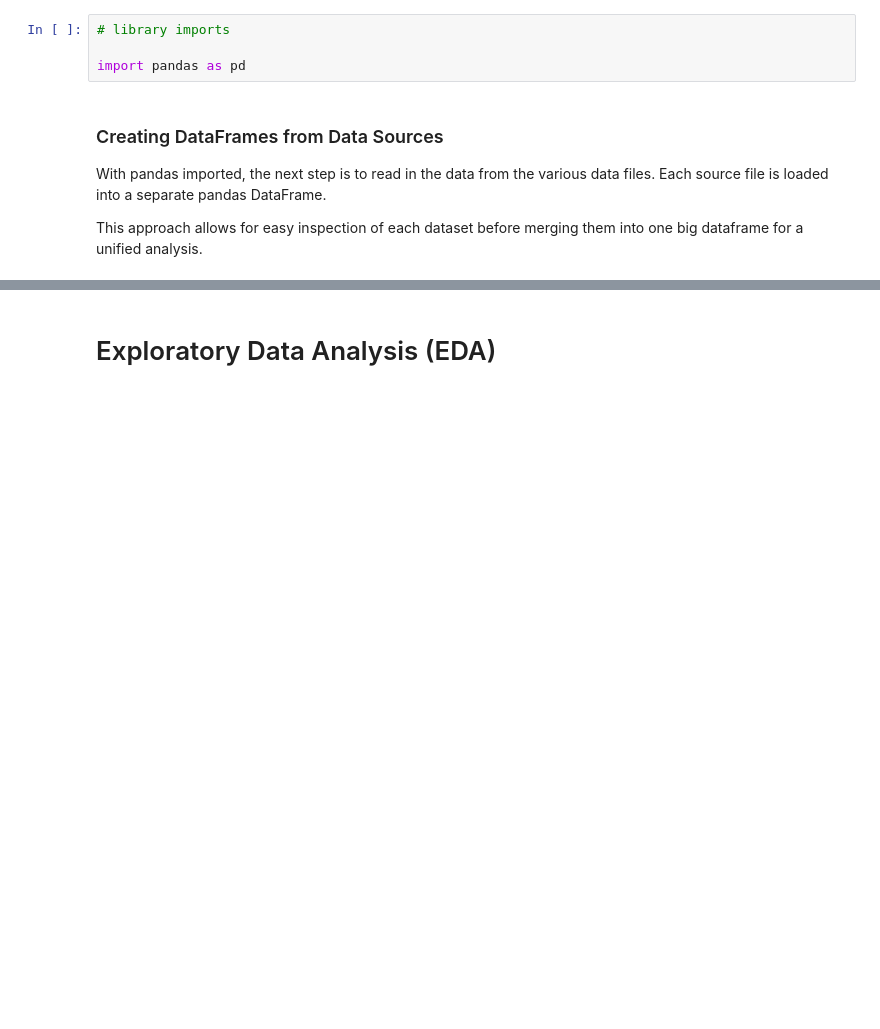
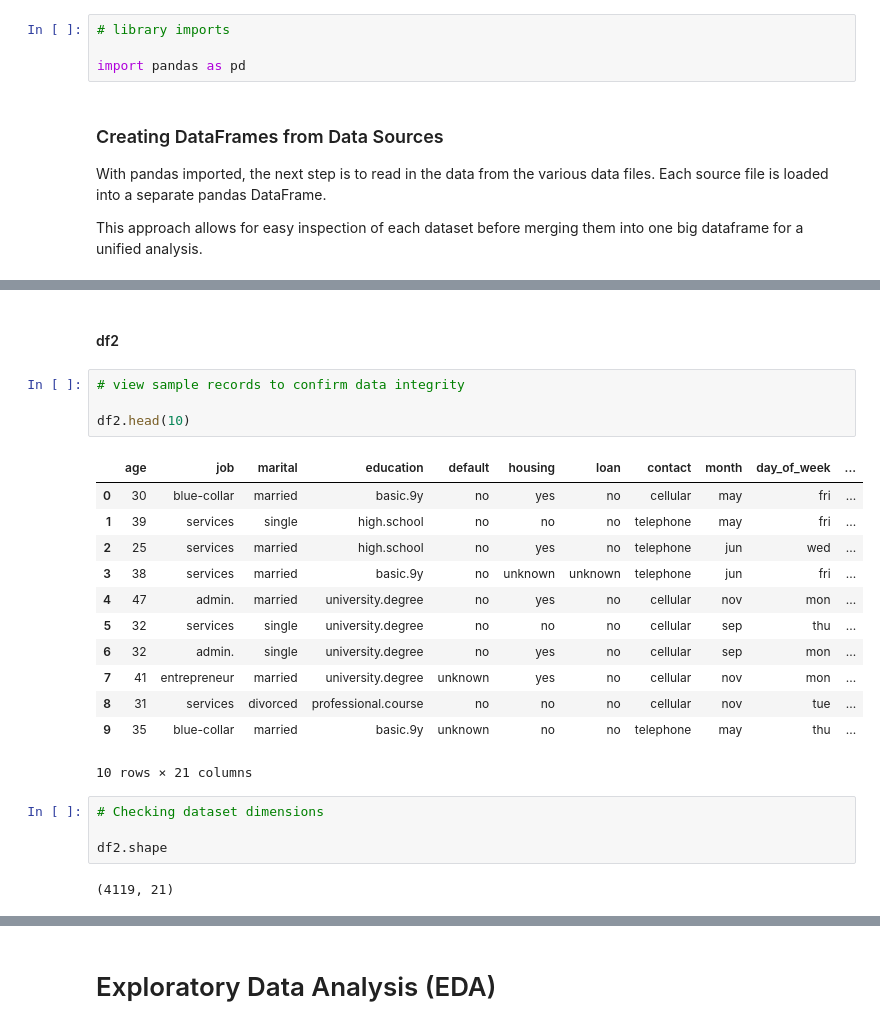
Before and after one commit to abduladebogun/Bank_Telemarketing_Campaigns_EDSB_Group_29, a Jupyter notebook: app.ipynb, the cells around one changed output, grey strips where cells are left out. Drawn from its saved outputs; the diff is of its cells as text; blank space fills up the shorter version.

```diff
--- a/app.ipynb
+++ b/app.ipynb
@@ -90,0 +183,25 @@ df2 = pd.read_csv("data/bank.csv")
+# %% [markdown]
+#### df2
+# %%
+# view sample records to confirm data integrity
+
+df2.head(10)
+# %% [output]
+|  | age | job | marital | education | default | housing | loan | contact | month | day_of_week | ... |
+| 0 | 30 | blue-collar | married | basic.9y | no | yes | no | cellular | may | fri | ... |
+| 1 | 39 | services | single | high.school | no | no | no | telephone | may | fri | ... |
+| 2 | 25 | services | married | high.school | no | yes | no | telephone | jun | wed | ... |
+| 3 | 38 | services | married | basic.9y | no | unknown | unknown | telephone | jun | fri | ... |
+| 4 | 47 | admin. | married | university.degree | no | yes | no | cellular | nov | mon | ... |
+| 5 | 32 | services | single | university.degree | no | no | no | cellular | sep | thu | ... |
+| 6 | 32 | admin. | single | university.degree | no | yes | no | cellular | sep | mon | ... |
+| 7 | 41 | entrepreneur | married | university.degree | unknown | yes | no | cellular | nov | mon | ... |
+| 8 | 31 | services | divorced | professional.course | no | no | no | cellular | nov | tue | ... |
+| 9 | 35 | blue-collar | married | basic.9y | unknown | no | no | telephone | may | thu | ... |
+10 rows × 21 columns
+# %%
+# Checking dataset dimensions
+
+df2.shape
+# %% [output]
+(4119, 21)
```
Also changed, not shown: parts of 45 cells of this notebook.
